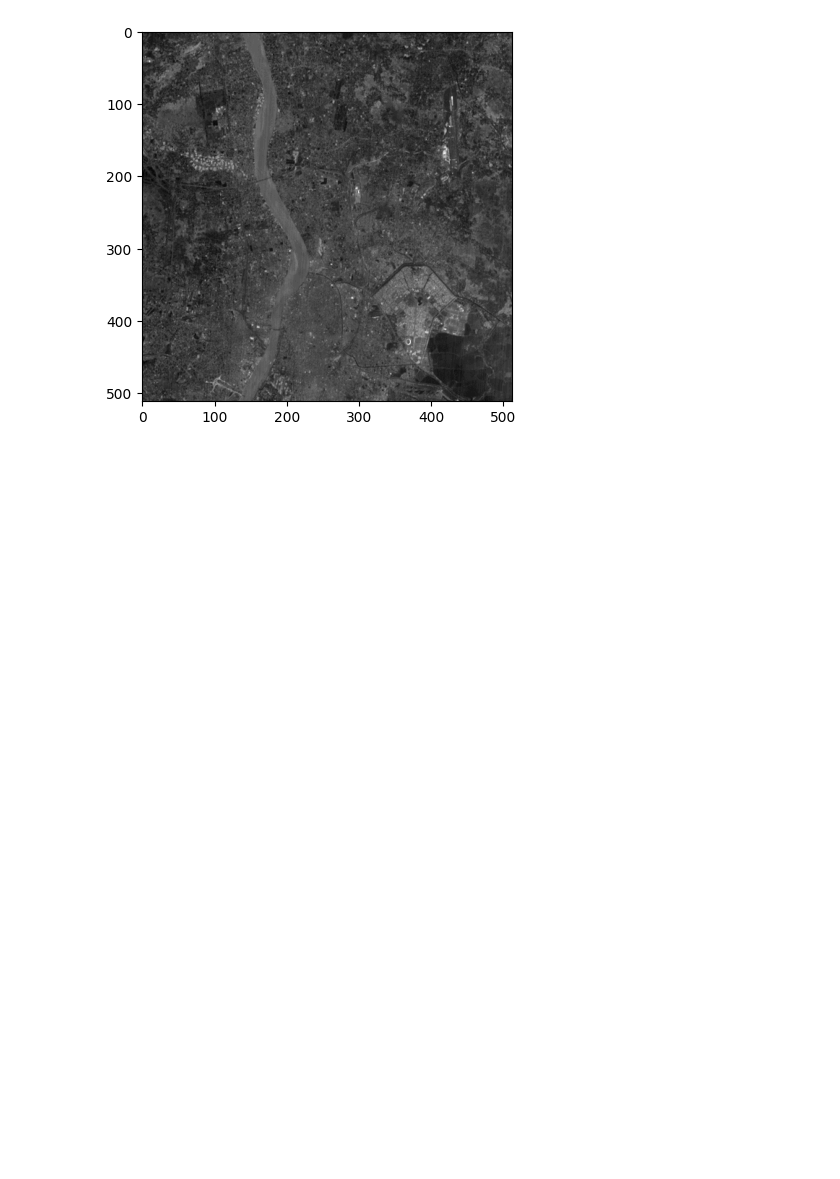
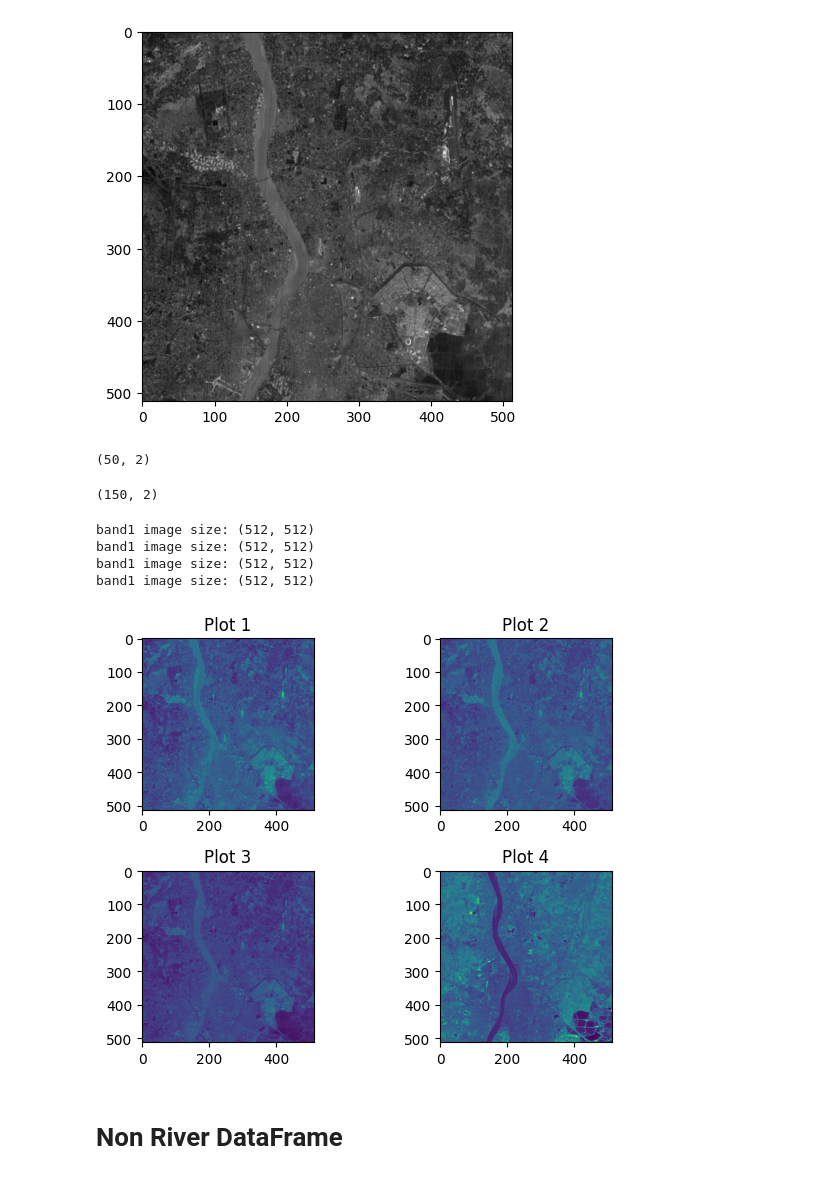
Before and after one commit to biswajit-github-2022/RKMVERI_2ND, a Jupyter notebook: class/ML/SS_assignments_2/band_image_read.ipynb, the cells around one changed output. Drawn from its saved outputs; the diff is of its cells as text; code cells hidden in the pictures; blank space fills up the shorter version.

```diff
--- a/class/ML/SS_assignments_2/band_image_read.ipynb
+++ b/class/ML/SS_assignments_2/band_image_read.ipynb
@@ -32,0 +46,60 @@ band1 image size: (512, 512)
+# %%
+np_river_coord=np.array(river_coord)
+np_river_coord.shape
+# %% [output]
+(50, 2)
+# %%
+np_non_river_coord=np.array(non_river_coord)
+np_non_river_coord.shape
+# %% [output]
+(150, 2)
+# %%
+img_filename_1 = '/home/biswajitrana/Documents/2nd_semester/RKMVERI_2ND/class/ML/SS_assignments_2/band1.gif'
+img_filename_2 = '/home/biswajitrana/Documents/2nd_semester/RKMVERI_2ND/class/ML/SS_assignments_2/band2.gif'
+img_filename_3 = '/home/biswajitrana/Documents/2nd_semester/RKMVERI_2ND/class/ML/SS_assignments_2/band3.gif'
+img_filename_4 = '/home/biswajitrana/Documents/2nd_semester/RKMVERI_2ND/class/ML/SS_assignments_2/band4.gif'
+
+img1 = plt.imread(img_filename_1).astype('double').mean(axis=2)
+img2 = plt.imread(img_filename_2).astype('double').mean(axis=2)
+img3 = plt.imread(img_filename_3).astype('double').mean(axis=2)
+img4 = plt.imread(img_filename_4).astype('double').mean(axis=2)
+
+print('band1 image size: {}' .format(img1.shape))
+print('band1 image size: {}' .format(img2.shape))
+print('band1 image size: {}' .format(img3.shape))
+print('band1 image size: {}' .format(img4.shape))
+
+# DISPLAY
+# plt.imshow(img, cmap='gray')
+# plt.show()
+
+# Create subplots
+plt.subplot(2, 2, 1)  # 2 rows, 2 columns, subplot 1
+plt.imshow(img1)
+plt.title('Plot 1')
+
+plt.subplot(2, 2, 2)  # 2 rows, 2 columns, subplot 2
+plt.imshow(img2)
+plt.title('Plot 2')
+
+plt.subplot(2, 2, 3)  # 2 rows, 2 columns, subplot 3
+plt.imshow(img3)
+plt.title('Plot 3')
+
+plt.subplot(2, 2, 4)  # 2 rows, 2 columns, subplot 4
+plt.imshow(img4)
+plt.title('Plot 4')
+
+# Adjust layout for better appearance
+plt.tight_layout()
+
+# Show the plot
+plt.show()
+# %% [output]
+band1 image size: (512, 512)
+band1 image size: (512, 512)
+band1 image size: (512, 512)
+band1 image size: (512, 512)
+[figure, added]
+# %% [markdown]
+# Non River DataFrame
```
Also changed, not shown: parts of 30 cells of this notebook, 2 other files.
